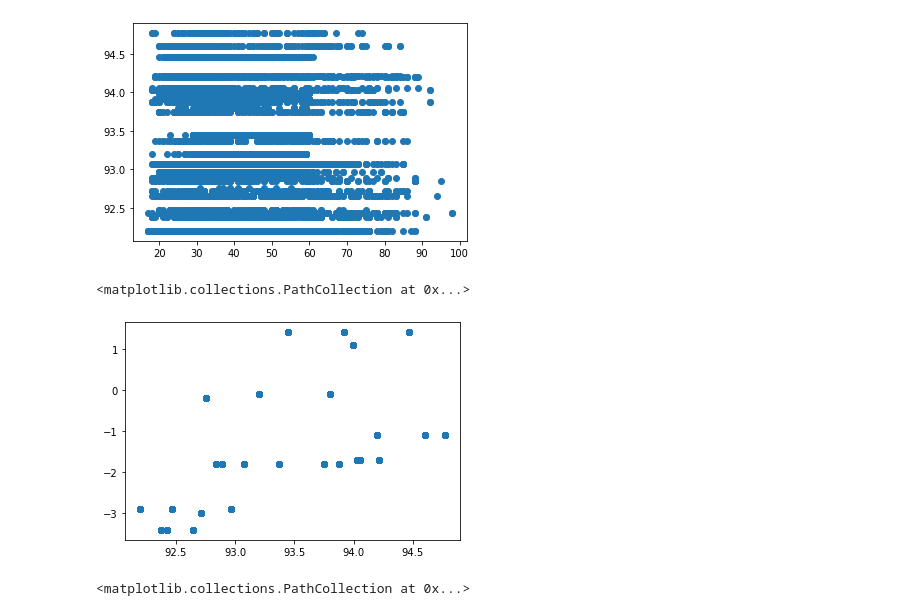
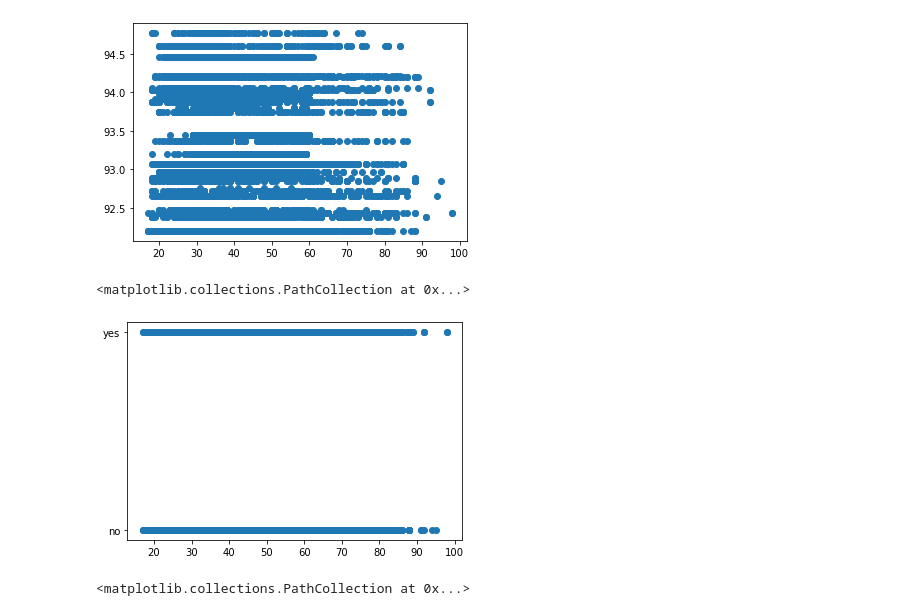
Before and after one commit to ymiyu/ANLY605_Project, a Jupyter notebook: Project_Flask_Deployment.ipynb, the cells around one changed output. Saved outputs shown, nothing was run; the diff lists cells and outputs as text; code cells hidden in the pictures.

```diff
--- a/Project_Flask_Deployment.ipynb
+++ b/Project_Flask_Deployment.ipynb
@@ -47,10 +47,10 @@ plt.scatter(bank['age'], bank['cons.price.idx'])
 <matplotlib.collections.PathCollection at 0x...>
 [figure]
 # %%
-plt.scatter(bank['cons.price.idx'], bank['emp.var.rate'])
+plt.scatter(bank['age'], bank['y'])
 # %% [output]
 <matplotlib.collections.PathCollection at 0x...>
-[figure, old version]
+[figure, new version]
 # %%
 plt.scatter(bank['cons.price.idx'], bank['cons.conf.idx'])
 # %% [output]
```
Also changed, not shown: 4 other files.
